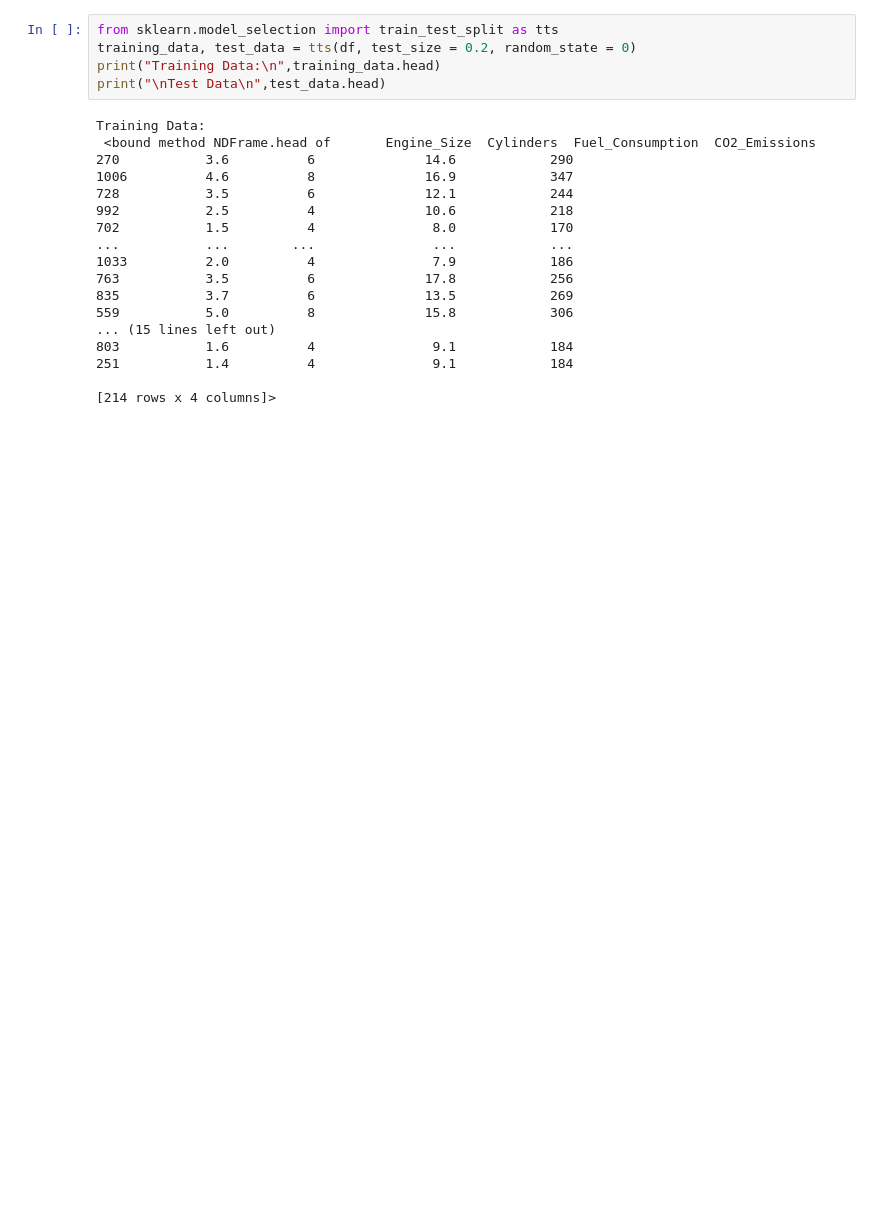
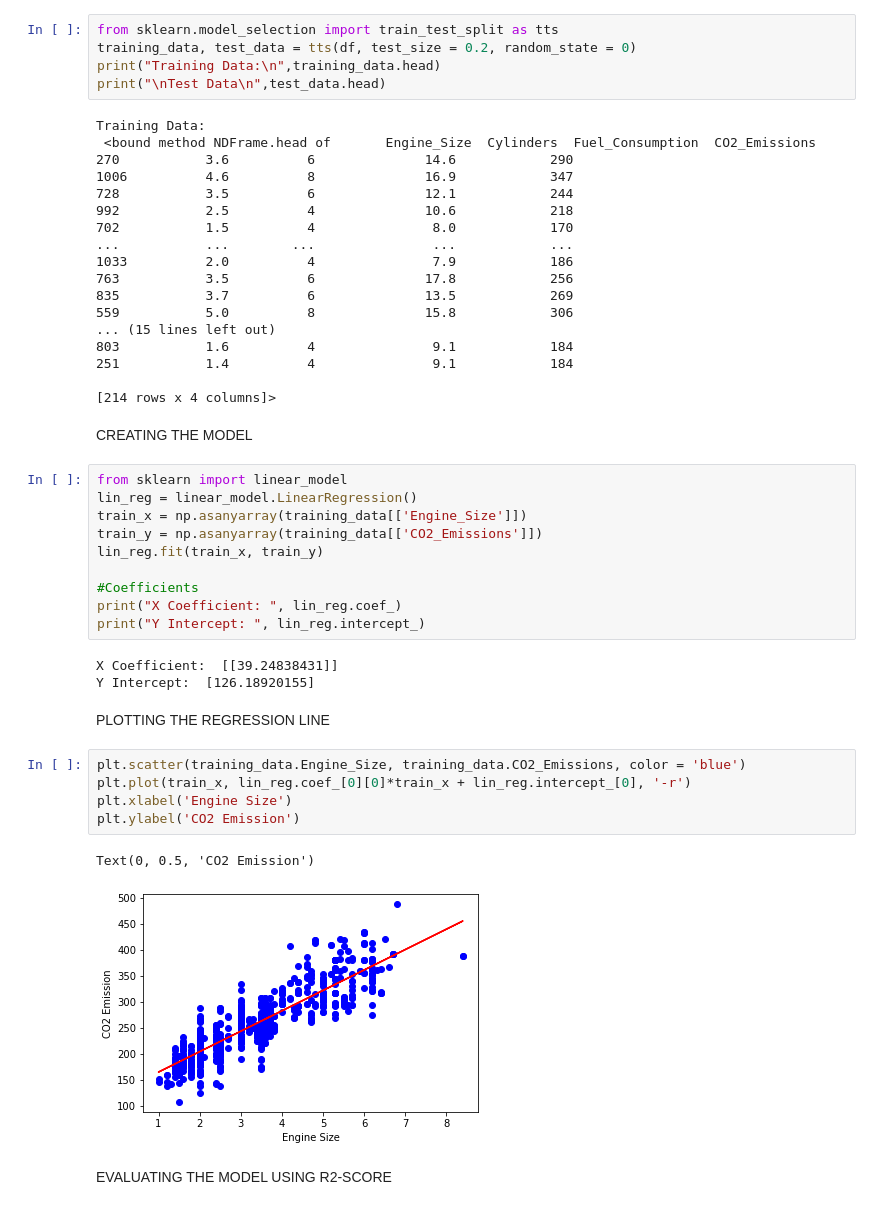
Before and after one commit to Noob169/ML, a Jupyter notebook: Lab/Linear regression-CO2 Prediction/Co2 prediction.ipynb, the cells around one changed output. Drawn from its saved outputs; the diff is of its cells as text; blank space fills up the shorter version.

Commit message:
"updated model"

```diff
--- a/Lab/Linear regression-CO2 Prediction/Co2 prediction.ipynb
+++ b/Lab/Linear regression-CO2 Prediction/Co2 prediction.ipynb
@@ -66,3 +66,30 @@ Training Data:
 251           1.4          4               9.1            184
 
 [214 rows x 4 columns]>
+# %% [markdown]
+CREATING THE MODEL
+# %%
+from sklearn import linear_model
+lin_reg = linear_model.LinearRegression()
+train_x = np.asanyarray(training_data[['Engine_Size']])
+train_y = np.asanyarray(training_data[['CO2_Emissions']])
+lin_reg.fit(train_x, train_y)
+
+#Coefficients
+print("X Coefficient: ", lin_reg.coef_)
+print("Y Intercept: ", lin_reg.intercept_)
+# %% [output]
+X Coefficient:  [[39.24838431]]
+Y Intercept:  [126.18920155]
+# %% [markdown]
+PLOTTING THE REGRESSION LINE
+# %%
+plt.scatter(training_data.Engine_Size, training_data.CO2_Emissions, color = 'blue')
+plt.plot(train_x, lin_reg.coef_[0][0]*train_x + lin_reg.intercept_[0], '-r')
+plt.xlabel('Engine Size')
+plt.ylabel('CO2 Emission')
+# %% [output]
+Text(0, 0.5, 'CO2 Emission')
+[figure, added]
+# %% [markdown]
+EVALUATING THE MODEL USING R2-SCORE
```
Also changed, not shown: parts of 1 cell of this notebook.
